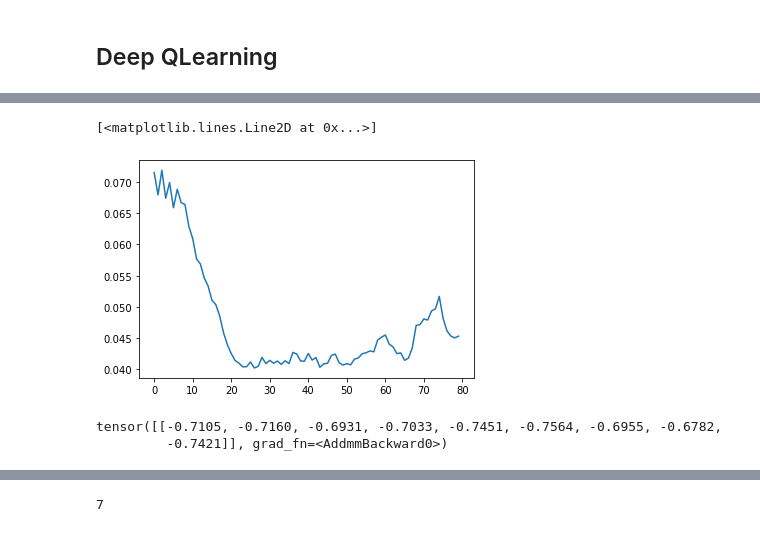
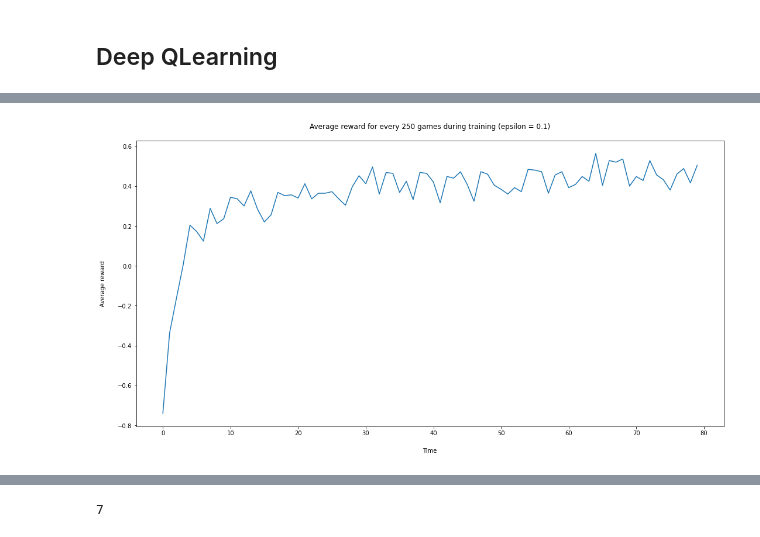
Before and after one commit to thurgarion2/tictactoe, a Jupyter notebook: tic_tac_toe.ipynb, the cells around one changed output, grey strips where cells are left out. Cells and saved outputs as stored; diff of their text form; code cells hidden in the pictures.

```diff
--- a/tic_tac_toe.ipynb
+++ b/tic_tac_toe.ipynb
@@ -1180,4 +1178,4 @@ def update_deep_q_player(policy_net, target_net, transitions , optim, criterion,
 
     return loss.item()
 # %%
-average_loss, average_reward, average_non_valid, deep_q = train_deep_q_player()
+average_loss, average_reward = train_deep_q_player(nb_games=20000)
@@ -1194,5 +1181,0 @@ plt.plot(average_reward)
-# %%
-plt.plot(average_loss)
-# %% [output]
-[<matplotlib.lines.Line2D at 0x...>]
-[figure, removed]
@@ -1205,5 +1182,9 @@ grid, _, _ = env.observe()
-# %%
-deep_q.model(grid_to_state(grid))
-# %% [output]
-tensor([[-0.7105, -0.7160, -0.6931, -0.7033, -0.7451, -0.7564, -0.6955, -0.6782,
-         -0.7421]], grad_fn=<AddmmBackward0>)
+# %%
+fig = plt.figure(figsize=(18,9))
+ax = sns.lineplot(x=range(0, len(average_reward)), y = average_reward)
+ax.set_title('Average reward for every 250 games during training (epsilon = 0.1)', pad = 20)
+plt.ylabel('Average reward', labelpad = 20)
+plt.xlabel('Time', labelpad = 20)
+plt.show()
+# %% [output]
+[figure, added]
```
Also changed, not shown: parts of 9 cells of this notebook.
